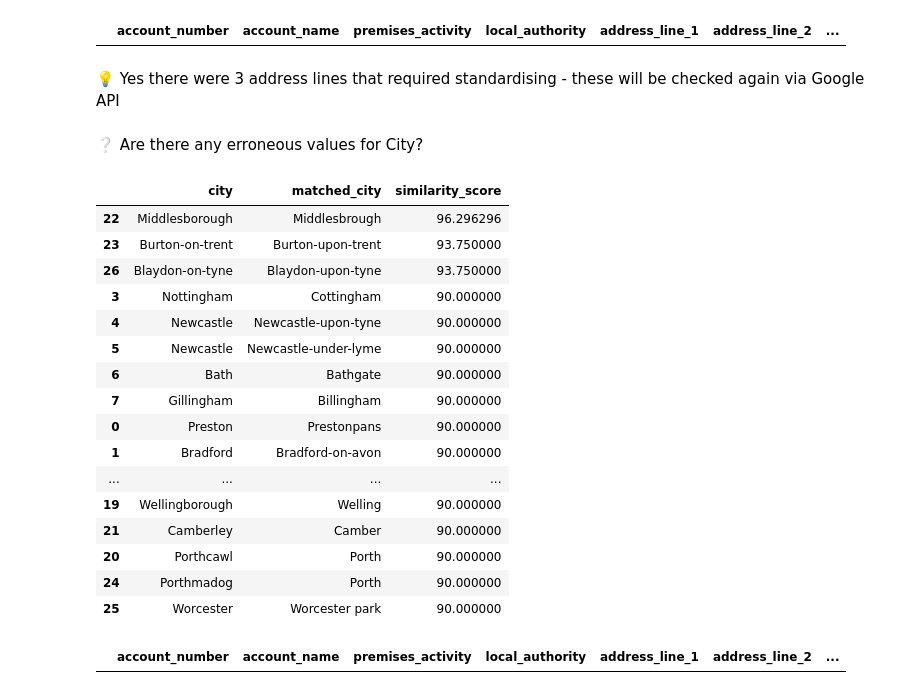
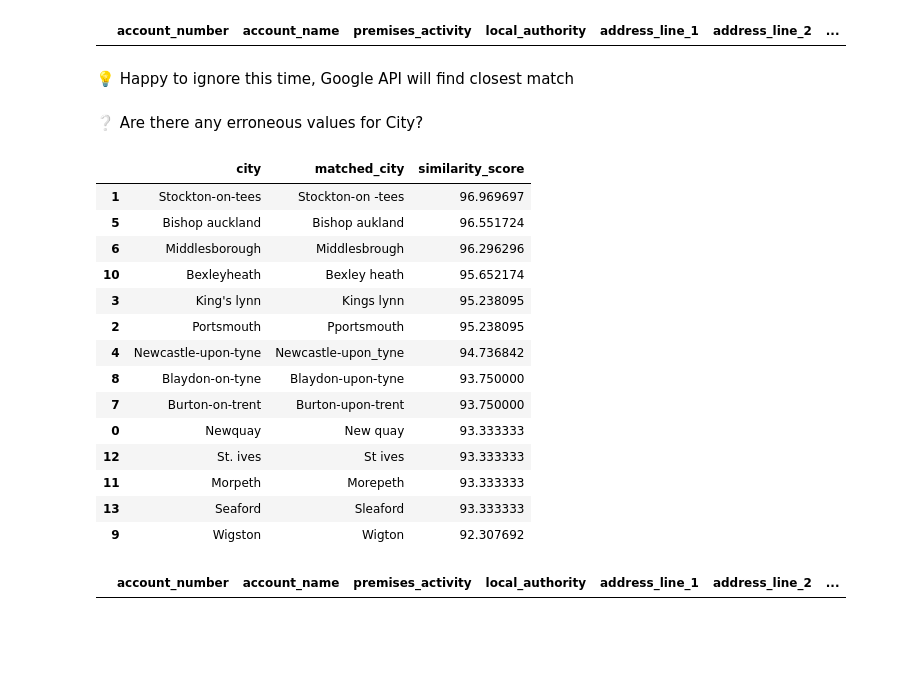
Before and after one commit to NathanHGayle/gambling_premises_uk, a Jupyter notebook: notebooks/EDA_premises_data.ipynb, the cells around one changed output. Saved outputs shown, nothing was run; the diff lists cells and outputs as text; code cells hidden in the pictures; blank space fills up the shorter version.

```diff
--- a/notebooks/EDA_premises_data.ipynb
+++ b/notebooks/EDA_premises_data.ipynb
@@ -10,5 +10,5 @@ import os
 import kagglehub
 
 path = kagglehub.dataset_download("nathanhg/uk-gam-datasets")
-premises = '2024_premises-licence-register.csv'
+premises = 'premises-licence-register.csv'
 premises_df = pd.read_csv(os.path.join(path,premises))
@@ -15,4 +19,6 @@ premises_df = pd.read_csv(os.path.join(path,premises))
 # %%
+pd.set_option('display.max_rows', None, 'display.max_columns', None)
+
 # Formatting columns
 premises_df.columns = premises_df.columns.map(lambda col: col.replace(' ','_').lower())
 premises_df.columns
@@ -296,18 +287,33 @@ similar_strings(premises_df,col)
 # %%
 # Replace
 replacements = {
-    "caesar's palace": "caesars palace",
-    "boylesport": "boylesports",
-    "coastal amusements limited": "coastal amusements",
-    "carousel amusements limited" : "carousel amusements",
-    "blue anchor leisure limited": "blue anchor leisure",
-    "betting shop operations limited" : "betting shop operations",
-    "betextra" : "bet extra",
-    "betszone" : "betzone",
-    "a & s leisure group limited" : "a & s leisure group",
-    "a & s leisure" : "a & s leisure group",
-    "cashino gaming limited" : "cashino gaming"
-}
+        "gameszone games centre": "gamezone games centre",
+        "jackpots amusements":"jackpot amusements",
+        "warwick amusements":"warwicks amusements",
+        "harry levy amsuement contractor ltd": "arry levy amusement contractor ltd",
+        "country amusements":"county amusements",
+        "nobles amusements,":"nobles amusements",
+        "noble amusements":"nobles amusements",
+        "reels amusements":"reel amusements",
+        "r& f wilmot ltd":"r & f wilmot ltd",
+        "caesar's palace": "caesars palace",
+        "genting casinos":"genting casino",
+        "merkur cashino":"merkur casino",
+        "jennings bet,":"jennings bet",
+        "jenningsbet,":"jennings bet",
+        "merkurslots":"merkur slots",
+        "boylesport": "boylesports",
+        "stardust amusements arcade":"stardust amusements",
+        "t e cordwell (hyde)	":"t e cordwell (hyde) limited",
+        "coastal amusements": "coastal amusements limited",
+        "carousel amusements" : "carousel amusements limited",
+        "blue anchor leisure": "blue anchor leisure limited",
+        "betting shop operations" : "betting shop operations limited",
+        "betextra" : "bet extra",
+        "betszone" : "betzone",
+        "a & s leisure group limited" : "a & s leisure group",
+        "a & s leisure" : "a & s leisure group",
+        "cashino gaming limited" : "cashino gaming"}
 
 
 premises_df.address_line_1 = premises_df.address_line_1.replace(replacements,regex=True)
@@ -344,35 +348,33 @@ premises_df.address_line_2 = premises_df.address_line_2.replace(replacements,reg
 premises_df[premises_df.address_line_2.isin(replacements.keys())]
 # %% [output]
 |  | account_number | account_name | premises_activity | local_authority | address_line_1 | address_line_2 | ... |
-# %% [markdown]
-💡 Yes there were 3 address lines that required standardising - these will be checked again via Google API
+# %% [markdown]
+💡 Happy to ignore this time, Google API will find closest match
 # %% [markdown]
 ❔ Are there any erroneous values for City?
 # %%
 # General clean
 col = 'city'
 premises_df[col] = premises_df[col].astype(str).apply(lambda x: x.strip().capitalize())
 
 # Save to csv for extensive comparison
-similar_strings(premises_df,col)
+similar_strings(premises_df,col,92)
 # %% [output]
 |  | city | matched_city | similarity_score |
-| 22 | Middlesborough | Middlesbrough | 96.296296 |
-| 23 | Burton-on-trent | Burton-upon-trent | 93.750000 |
-| 26 | Blaydon-on-tyne | Blaydon-upon-tyne | 93.750000 |
-| 3 | Nottingham | Cottingham | 90.000000 |
-| 4 | Newcastle | Newcastle-upon-tyne | 90.000000 |
-| 5 | Newcastle | Newcastle-under-lyme | 90.000000 |
-| 6 | Bath | Bathgate | 90.000000 |
-| 7 | Gillingham | Billingham | 90.000000 |
-| 0 | Preston | Prestonpans | 90.000000 |
-| 1 | Bradford | Bradford-on-avon | 90.000000 |
-| ... | ... | ... | ... |
-| 19 | Wellingborough | Welling | 90.000000 |
-| 21 | Camberley | Camber | 90.000000 |
-| 20 | Porthcawl | Porth | 90.000000 |
-| 24 | Porthmadog | Porth | 90.000000 |
-| 25 | Worcester | Worcester park | 90.000000 |
+| 1 | Stockton-on-tees | Stockton-on -tees | 96.969697 |
+| 5 | Bishop auckland | Bishop aukland | 96.551724 |
+| 6 | Middlesborough | Middlesbrough | 96.296296 |
+| 10 | Bexleyheath | Bexley heath | 95.652174 |
+| 3 | King's lynn | Kings lynn | 95.238095 |
+| 2 | Portsmouth | Pportsmouth | 95.238095 |
+| 4 | Newcastle-upon-tyne | Newcastle-upon_tyne | 94.736842 |
+| 8 | Blaydon-on-tyne | Blaydon-upon-tyne | 93.750000 |
+| 7 | Burton-on-trent | Burton-upon-trent | 93.750000 |
+| 0 | Newquay | New quay | 93.333333 |
+| 12 | St. ives | St ives | 93.333333 |
+| 11 | Morpeth | Morepeth | 93.333333 |
+| 13 | Seaford | Sleaford | 93.333333 |
+| 9 | Wigston | Wigton | 92.307692 |
 # %%
 # Replace
 replacements = {
```
Also changed, not shown: parts of 30 cells of this notebook, 3 other files.
